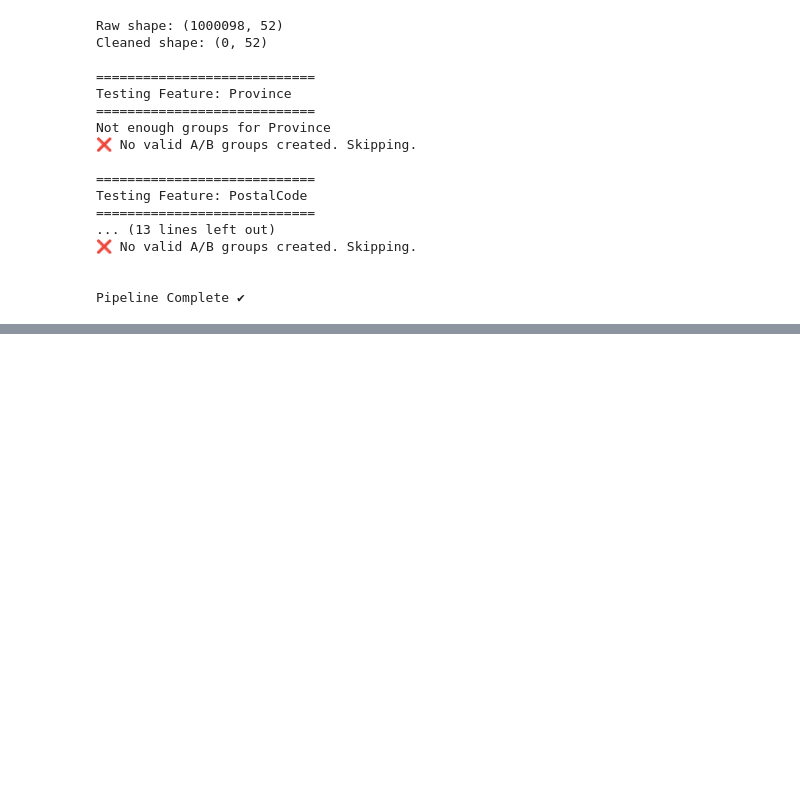
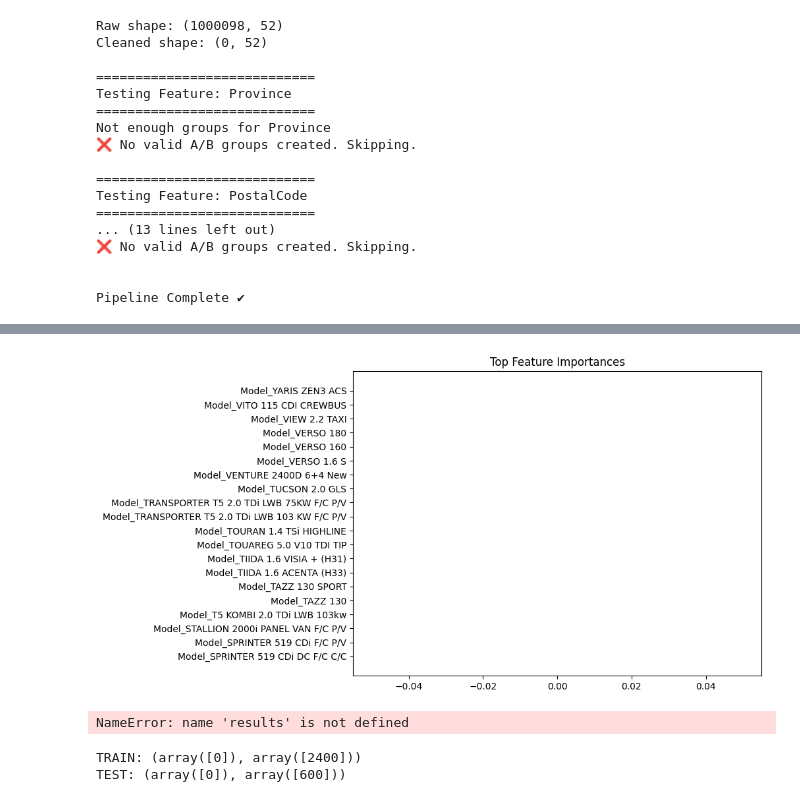
Before and after one commit to Abrhammmo/End-to-End-Insurance-Risk-Analytics-Predictive-Modeling, a Jupyter notebook: notebook/insurance.ipynb, the cells around one changed output, grey strips where cells are left out. Cells and saved outputs as stored; diff of their text form; code cells hidden in the pictures; blank space fills up the shorter version.

```diff
--- a/notebook/insurance.ipynb
+++ b/notebook/insurance.ipynb
@@ -1175,0 +1757,10 @@ Pipeline Complete ✔
+# %%
+# ================================
+# SECTION 5 — TRAIN/TEST SPLIT
+# ================================
+
+X_train, X_test, y_train, y_test = train_test_split(
+    X_proc, y, test_size=TEST_SIZE, random_state=RANDOM_STATE, stratify=y
+)
+
+X_train.shape, X_test.shape
@@ -1175,0 +1867,42 @@ Pipeline Complete ✔
+# %%
+# ==========================================
+# SECTION 8 — IMPORTANCES & TREE VISUALS
+# ==========================================
+
+def plot_feature_importances(model, feature_names, top_n=20):
+    if not hasattr(model, "feature_importances_"):
+        print("Model has no feature_importances_.")
+        return
+
+    importances = model.feature_importances_
+    idx = np.argsort(importances)[::-1][:top_n]
+
+    plt.figure(figsize=(8,6))
+    plt.barh(range(top_n), importances[idx][::-1])
+    plt.yticks(range(top_n), feature_names[idx][::-1])
+    plt.title("Top Feature Importances")
+    plt.show()
+
+# Example for RandomForest
+plot_feature_importances(models["RandomForest"], np.array(X_proc.columns))
+# %% [output]
+[figure, added]
+# %%
+# ================================
+# SECTION 9 — SAVE BEST MODEL
+# ================================
+
+best_model_name = max(results.items(), key=lambda x: x[1]["roc_auc"])[0]
+best_model = models[best_model_name]
+
+joblib.dump(best_model, f"{SAVE_DIR}/{best_model_name}.joblib")
+
+print("Saved:", best_model_name)
+# %% [output]
+NameError: name 'results' is not defined
+# %%
+print("TRAIN:", np.unique(y_train, return_counts=True))
+print("TEST:", np.unique(y_test, return_counts=True))
+# %% [output]
+TRAIN: (array([0]), array([2400]))
+TEST: (array([0]), array([600]))
```
Also changed, not shown: parts of 11 cells of this notebook.
